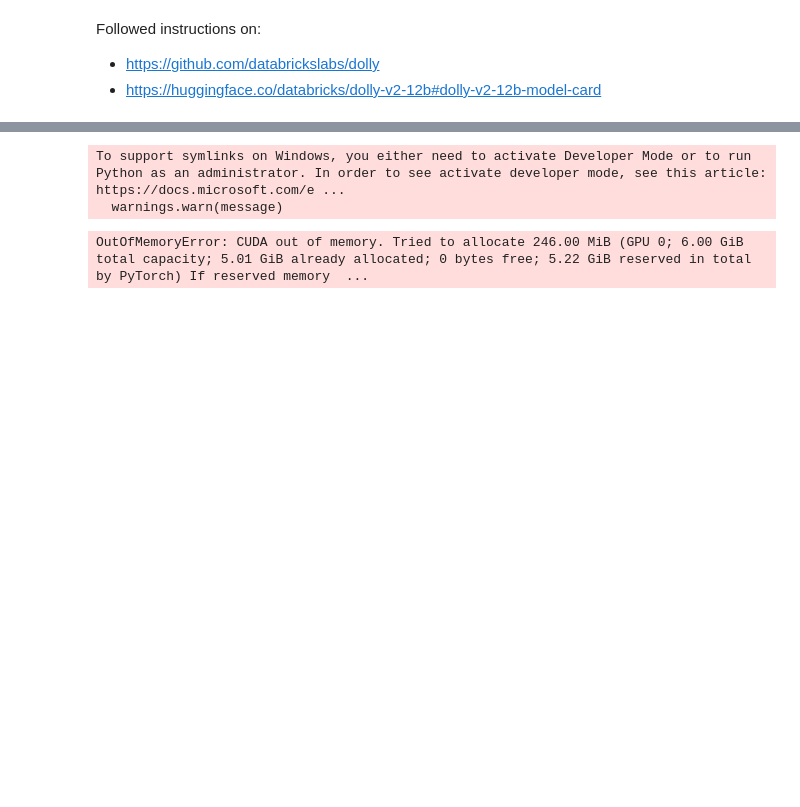
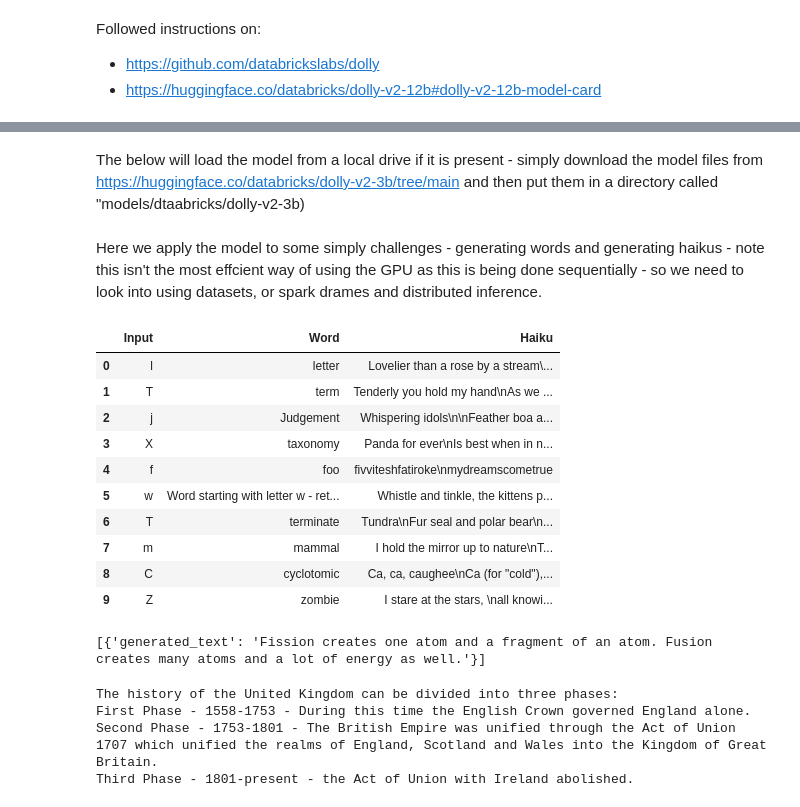
Before and after one commit to SamHollings/llm_examples, a Jupyter notebook: llm_examples.ipynb, the cells around one changed output, grey strips where cells are left out. Saved outputs shown, nothing was run; the diff lists cells and outputs as text; code cells hidden in the pictures; blank space fills up the shorter version.

Commit message:
updated the notebook to be able to load model from local sources and to apply to dataframe

```diff
--- a/llm_examples.ipynb
+++ b/llm_examples.ipynb
@@ -29,3 +58,5 @@ Followed instructions on:
 # use the model on a string
 # use the model on a dataframe
 # use the model on a spark dataframe
+# %%
+model_name = "databricks/dolly-v2-3b"
@@ -32,13 +65,8 @@ Followed instructions on:
 # %%
-
-
 instruct_pipeline = pipeline(
-model="databricks/dolly-v2-3b", #3b, 7b, 12b
+model=model_name, #3b, 7b, 12b
 torch_dtype=torch.float16, #bfloat16
 trust_remote_code=True,
 device_map="auto",
 #model_kwargs={'load_in_8bit': True},
 )
-# %% [output]
-To support symlinks on Windows, you either need to activate Developer Mode or to run Python as an administrator. In order to see activate developer mode, see this article: https://docs.microsoft.com/e ...
-  warnings.warn(message)
@@ -46,0 +73,2 @@ instruct_pipeline.save_pretrained("models/dolly-vs-3b")
+# %% [markdown]
+The below will load the model from a local drive if it is present - simply download the model files from https://huggingface.co/databricks/dolly-v2-3b/tree/main and then put them in a directory called "models/dtaabricks/dolly-v2-3b)
@@ -47,4 +82,41 @@ instruct_pipeline.save_pretrained("models/dolly-vs-3b")
+# %% [markdown]
+Here we apply the model to some simply challenges - generating words and generating haikus - note this isn't the most effcient way of using the GPU as this is being done sequentially - so we need to look into using datasets, or spark drames and distributed inference.
+# %%
+import pandas as pd
+import numpy as np
+import random
+import string
+
+df = pd.DataFrame(np.random.choice(list(string.ascii_letters),10,1), columns=['Input',])
+
+generate_word = lambda x: instruct_pipeline(f"Generate a word starting with the letter {x}. Return only this word.")[0]['generated_text']
+
+generate_haiku = lambda x: instruct_pipeline(f"Generate a haiku starting with the letter {x}. Return only this haiku.")[0]['generated_text']
+
+
+df['Word'] = df["Input"].apply(generate_word)
+df['Haiku'] = df["Input"].apply(generate_haiku)
+df
+# %% [output]
+|  | Input | Word | Haiku |
+| 0 | l | letter | Lovelier than a rose by a stream\... |
+| 1 | T | term | Tenderly you hold my hand\nAs we ... |
+| 2 | j | Judgement | Whispering idols\n\nFeather boa a... |
+| 3 | X | taxonomy | Panda for ever\nIs best when in n... |
+| 4 | f | foo | fivviteshfatiroke\nmydreamscometrue |
+| 5 | w | Word starting with letter w - ret... | Whistle and tinkle, the kittens p... |
+| 6 | T | terminate | Tundra\nFur seal and polar bear\n... |
+| 7 | m | mammal | I hold the mirror up to nature\nT... |
+| 8 | C | cyclotomic | Ca, ca, caughee\nCa (for "cold"),... |
+| 9 | Z | zombie | I stare at the stars, \nall knowi... |
 # %%
 instruct_pipeline("Explain to me the difference between nuclear fission and fusion.")
 # %% [output]
-OutOfMemoryError: CUDA out of memory. Tried to allocate 246.00 MiB (GPU 0; 6.00 GiB total capacity; 5.01 GiB already allocated; 0 bytes free; 5.22 GiB reserved in total by PyTorch) If reserved memory  ...
+[{'generated_text': 'Fission creates one atom and a fragment of an atom. Fusion creates many atoms and a lot of energy as well.'}]
+# %%
+print(instruct_pipeline("Explain the history of the united kingdom")[0]['generated_text'])
+# %% [output]
+The history of the United Kingdom can be divided into three phases:
+First Phase - 1558-1753 - During this time the English Crown governed England alone.
+Second Phase - 1753-1801 - The British Empire was unified through the Act of Union 1707 which unified the realms of England, Scotland and Wales into the Kingdom of Great Britain.
+Third Phase - 1801-present - the Act of Union with Ireland abolished.
```
Also changed, not shown: parts of 6 cells of this notebook.
